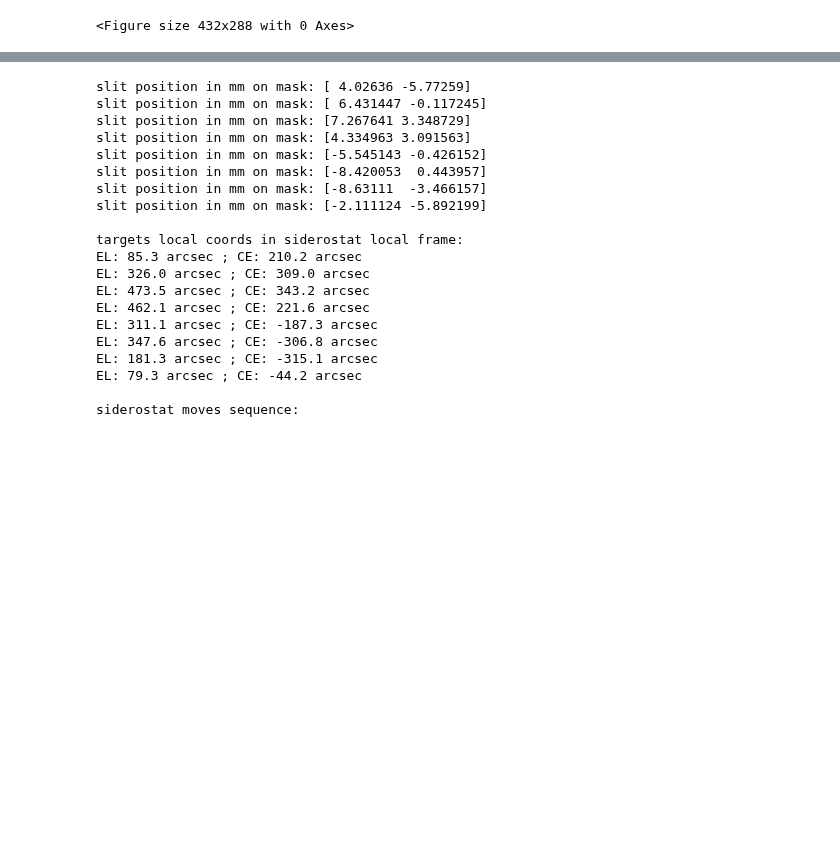
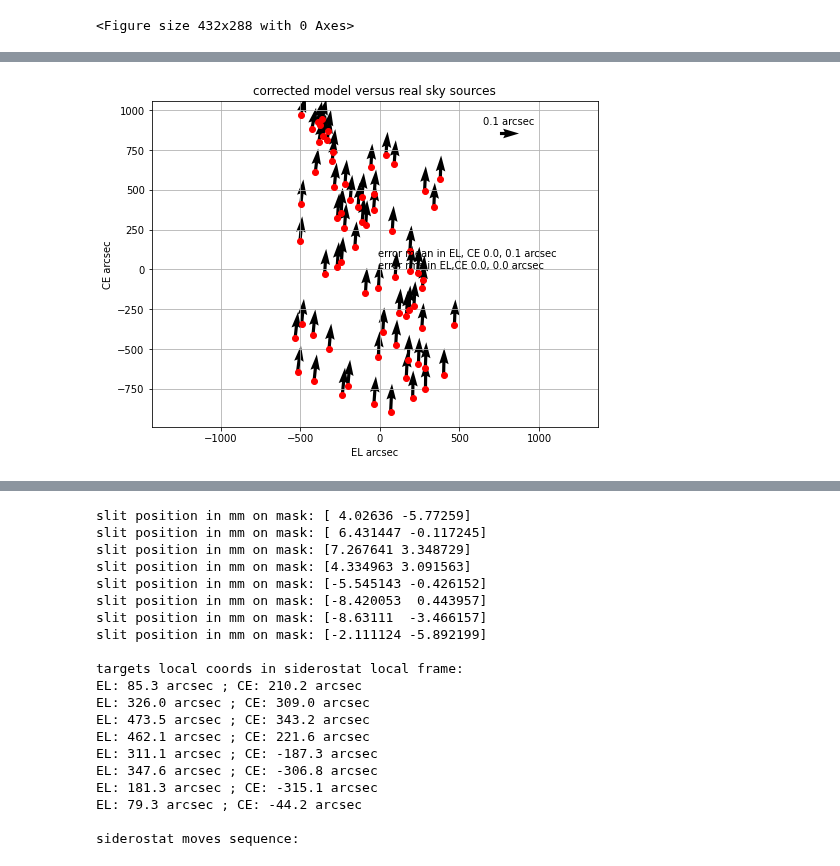
Before and after one commit to vpicouet/FireBallPipe, a Jupyter notebook: Notebook/2018/autocoll_XYcalib_180904_F2.ipynb, the cells around one changed output, grey strips where cells are left out. Saved outputs shown, nothing was run; the diff lists cells and outputs as text; code cells hidden in the pictures; blank space fills up the shorter version.

```diff
--- a/Notebook/2018/autocoll_XYcalib_180904_F2.ipynb
+++ b/Notebook/2018/autocoll_XYcalib_180904_F2.ipynb
@@ -268,0 +276,9 @@ mean residual in EL,CE 0.9, 2.9 arcsec
+# %%
+F1['RA'].name='ra'
+F1['DEC'].name='dec'
+# %%
+G2UV_test = G2UVcor.copy()
+G2UV_test.FieldP.gamma = 1.
+slit_coords_all, source_coords_all = G2UV_test.compare_mask_2_sky(F1['Internal-count'], F1, quiverscale=0.1)
+# %% [output]
+[figure, added]
```
Also changed, not shown: parts of 6 cells of this notebook, 5 other files.
